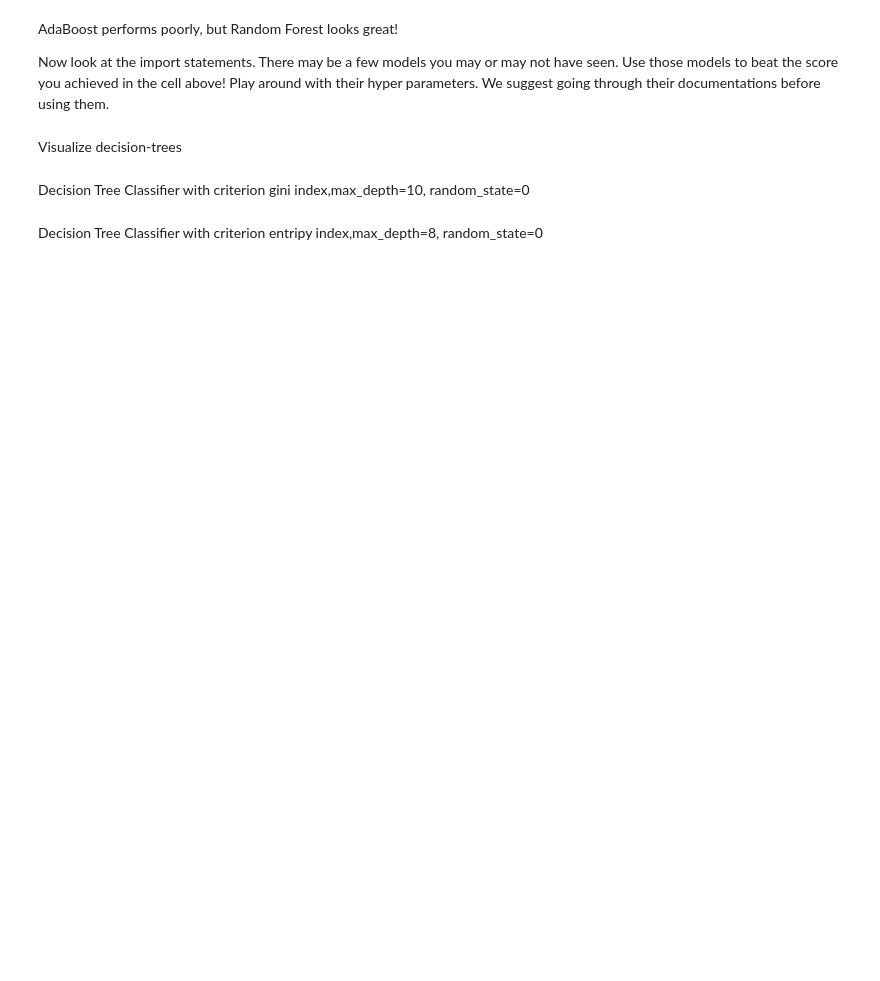
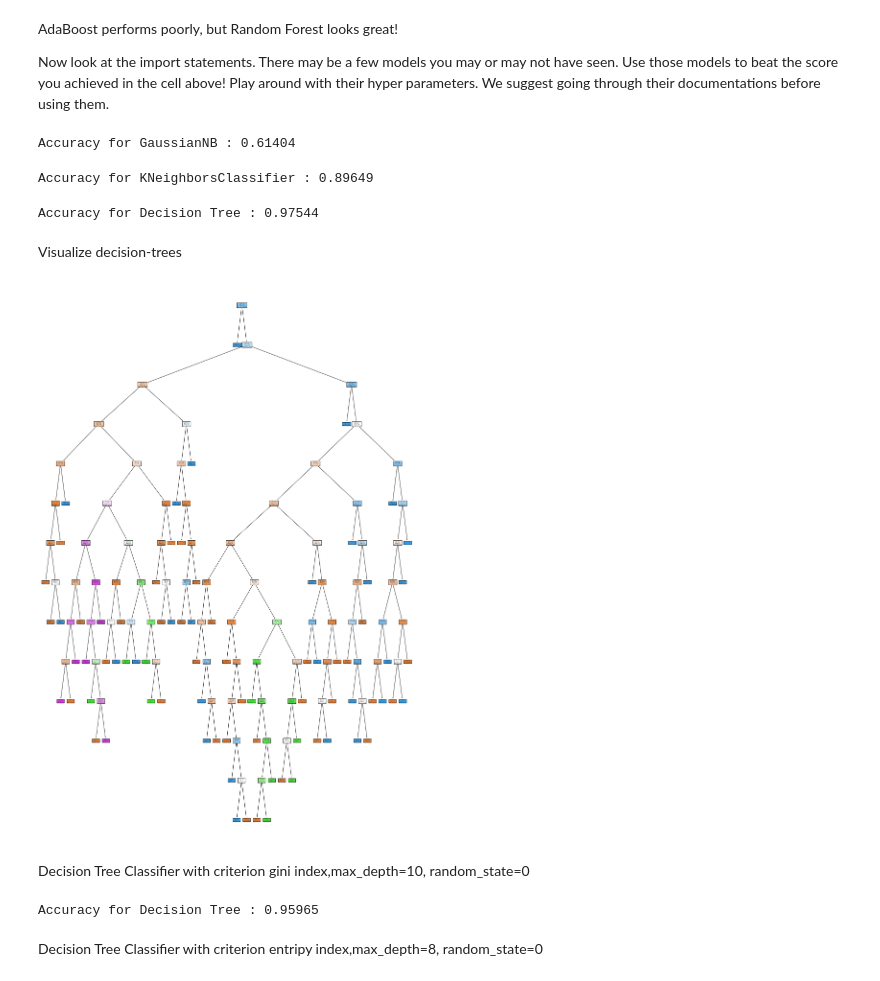
Before and after one commit to nisha1365/IIT-Summer-2023, a Jupyter notebook: SA2023_W4.ipynb, the cells around one changed output. Drawn from its saved outputs; the diff is of its cells as text; code cells hidden in the pictures; blank space fills up the shorter version.

```diff
--- a/SA2023_W4.ipynb
+++ b/SA2023_W4.ipynb
@@ -160,5 +246,28 @@ We suggest going through their documentations before using them.
 
 # Decission trees: DecisionTreeClassifier
 #YOUR CODE HERE
+# %%
+# Naive Bayes: GaussianNB
+#YOUR CODE HERE
+# Create a Gaussian Naive Bayes classifier
+gnb = GaussianNB()
+score(gnb, "GaussianNB")
+# %% [output]
+Accuracy for GaussianNB : 0.61404
+# %%
+# KNN: KNeighborsClassifier
+#YOUR CODE HERE
+
+# Create a k-Nearest Neighbors classifier
+knn = KNeighborsClassifier(n_neighbors=5)
+score(knn,"KNeighborsClassifier")
+# %% [output]
+Accuracy for KNeighborsClassifier : 0.89649
+# %%
+# Create a Decision Tree classifier
+decision_tree = DecisionTreeClassifier()
+score(decision_tree,"Decision Tree")
+# %% [output]
+Accuracy for Decision Tree : 0.97544
 # %% [markdown]
 Visualize decision-trees
@@ -171,2 +274,9 @@ tree.plot_tree("model_name")
+# %%
+# Visualize the decision tree
+plt.figure(figsize=(20, 30))
+tree.plot_tree(decision_tree, filled=True)
+plt.show()
+# %% [output]
+[figure, added]
 # %% [markdown]
 Decision Tree Classifier with criterion gini index,max_depth=10, random_state=0
@@ -175,2 +283,8 @@ Decision Tree Classifier with criterion gini index,max_depth=10, random_state=0
+# %%
+#YOUR CODE HERE
+decision_tree = DecisionTreeClassifier(criterion='gini', max_depth=10, random_state=0)
+score(decision_tree, "Decision Tree")
+# %% [output]
+Accuracy for Decision Tree : 0.95965
 # %% [markdown]
 Decision Tree Classifier with criterion entripy index,max_depth=8, random_state=0
```
Also changed, not shown: parts of 37 cells of this notebook.
